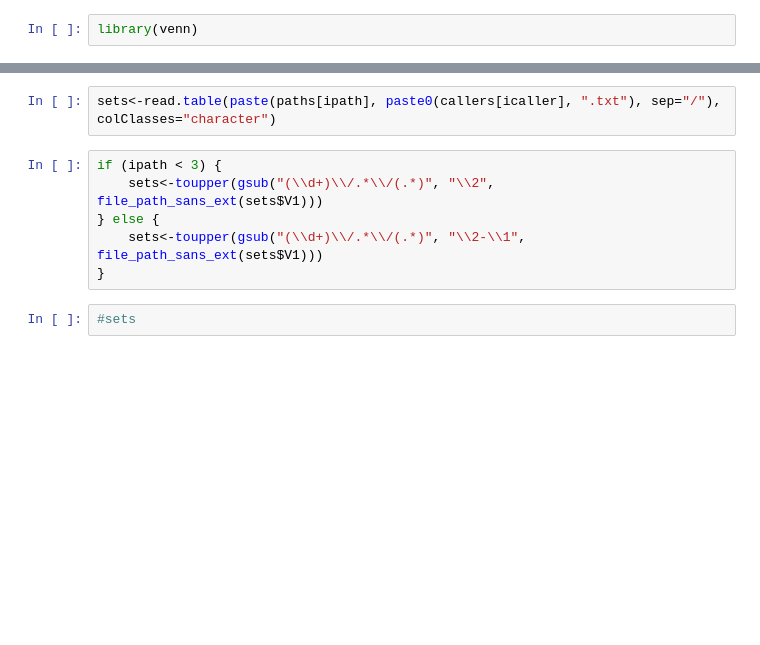
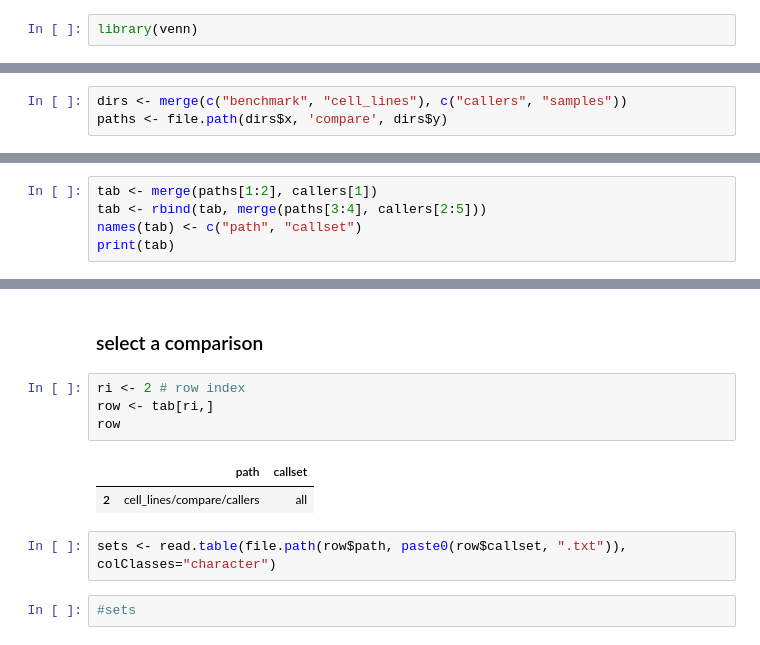
Before and after one commit to GooglingTheCancerGenome/sv-callers, a Jupyter notebook: scripts/data/sv_compare.ipynb, the cells around one changed output, grey strips where cells are left out. Cells and saved outputs as stored; diff of their text form; blank space fills up the shorter version.

Commit message:
Improve doc & data selection.

```diff
--- a/scripts/data/sv_compare.ipynb
+++ b/scripts/data/sv_compare.ipynb
@@ -33,0 +45,3 @@ paths<-c("benchmark/compare/callers", "cell_lines/compare/callers", "benchmark/c
+# %%
+dirs <- merge(c("benchmark", "cell_lines"), c("callers", "samples"))
+paths <- file.path(dirs$x, 'compare', dirs$y)
@@ -52,0 +54,5 @@ icaller<-1
+# %%
+tab <- merge(paths[1:2], callers[1])
+tab <- rbind(tab, merge(paths[3:4], callers[2:5]))
+names(tab) <- c("path", "callset")
+print(tab)
@@ -53,10 +71,13 @@ icaller<-1
+# %% [markdown]
+### select a comparison
+# %%
+ri <- 2 # row index
+row <- tab[ri,]
+row
+# %% [output]
+|  | path | callset |
+| 2 | cell_lines/compare/callers | all |
 # %%
-sets<-read.table(paste(paths[ipath], paste0(callers[icaller], ".txt"), sep="/"), colClasses="character")
+sets <- read.table(file.path(row$path, paste0(row$callset, ".txt")), colClasses="character")
-# %%
-if (ipath < 3) {
-    sets<-toupper(gsub("(\\d+)\\/.*\\/(.*)", "\\2", file_path_sans_ext(sets$V1)))
-} else {
-    sets<-toupper(gsub("(\\d+)\\/.*\\/(.*)", "\\2-\\1", file_path_sans_ext(sets$V1)))
-}
 # %%
 #sets
```
Also changed, not shown: parts of 46 cells of this notebook.
